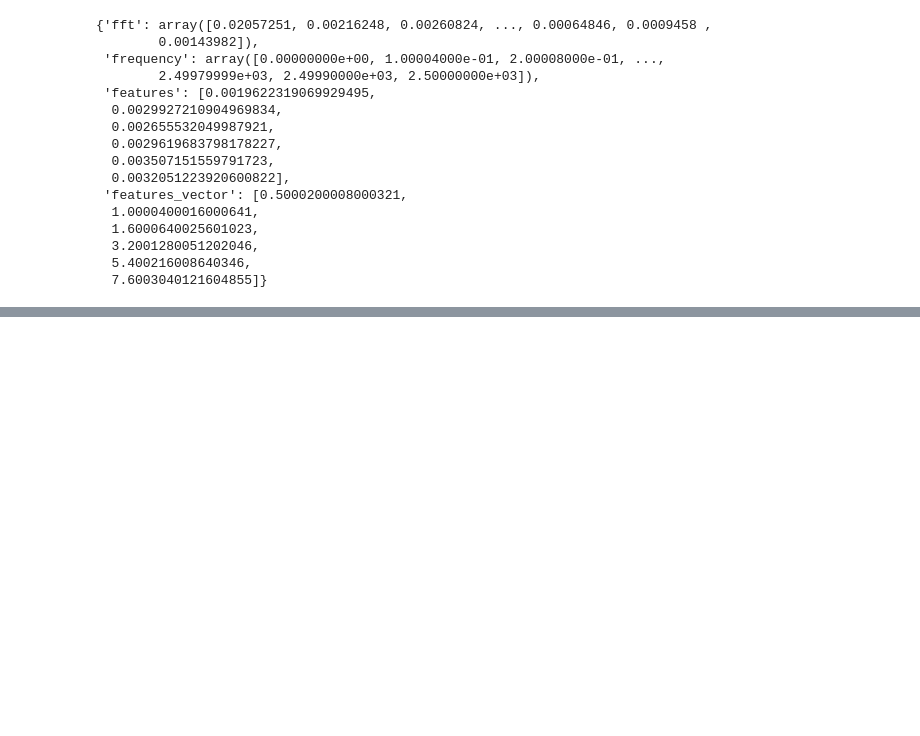
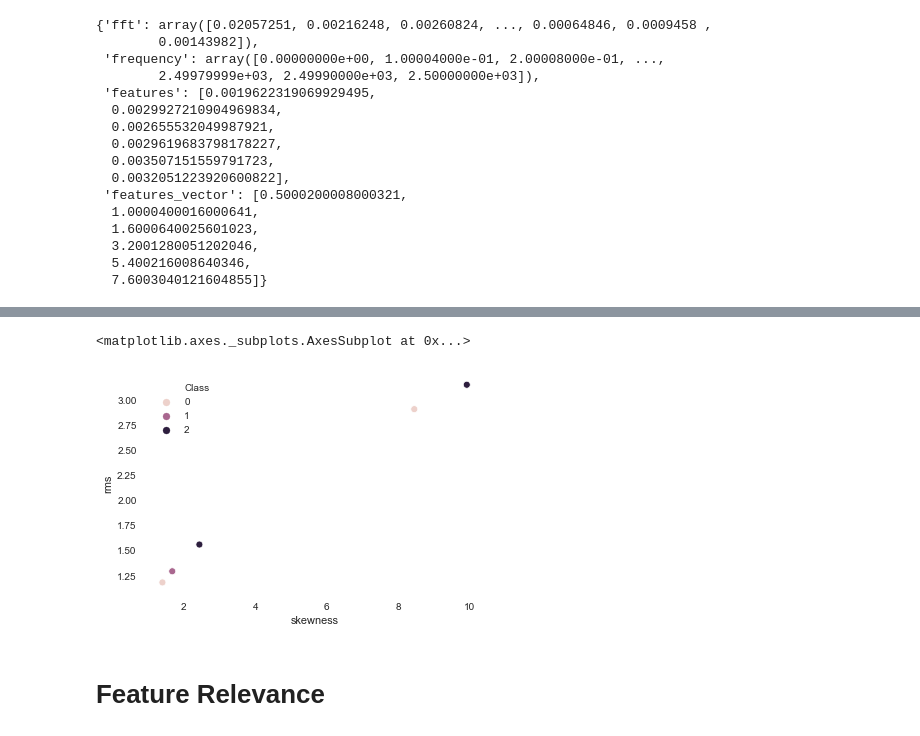
Before and after one commit to lapisco/Data_Science_Trainee_Program, a Jupyter notebook: Module_2/feature_extraction/feature_extraction_v01.ipynb, the cells around one changed output, grey strips where cells are left out. Cells and saved outputs as stored; diff of their text form; code cells hidden in the pictures; blank space fills up the shorter version.

```diff
--- a/Module_2/feature_extraction/feature_extraction_v01.ipynb
+++ b/Module_2/feature_extraction/feature_extraction_v01.ipynb
@@ -71,0 +158,3 @@ out_fourier
+# %%
+df_hos = pd.DataFrame(data=hos_list, columns=['rms', 'skewness', 'kurtosis', 'variance'])
+df_hos
@@ -71,0 +177,8 @@ out_fourier
+# %%
+%matplotlib inline
+sns.scatterplot(data=df_hos, x='skewness', y='rms', hue='Class')
+# %% [output]
+<matplotlib.axes._subplots.AxesSubplot at 0x...>
+[figure, added]
+# %% [markdown]
+# Feature Relevance
```
Also changed, not shown: parts of 23 cells of this notebook, 2 other files.
